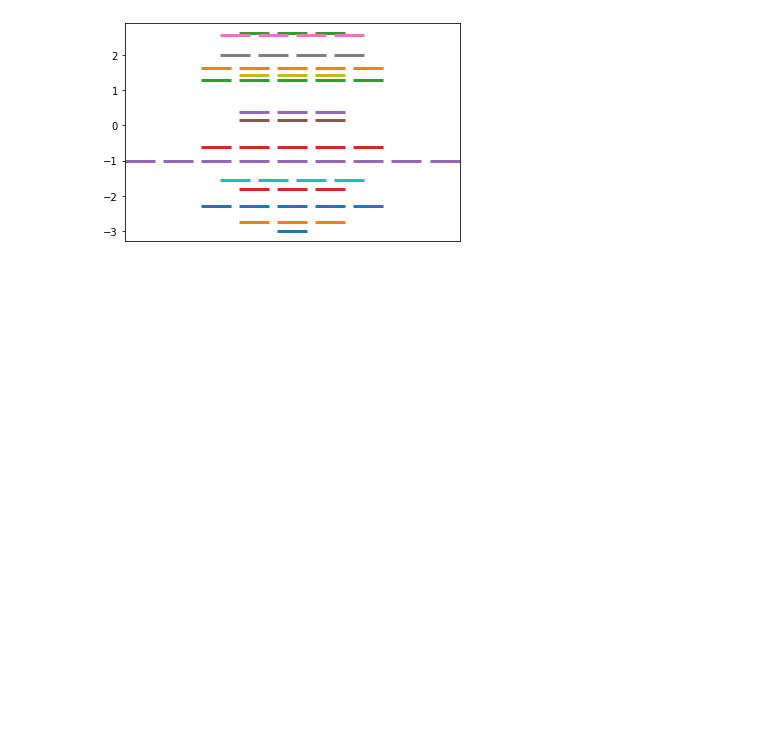
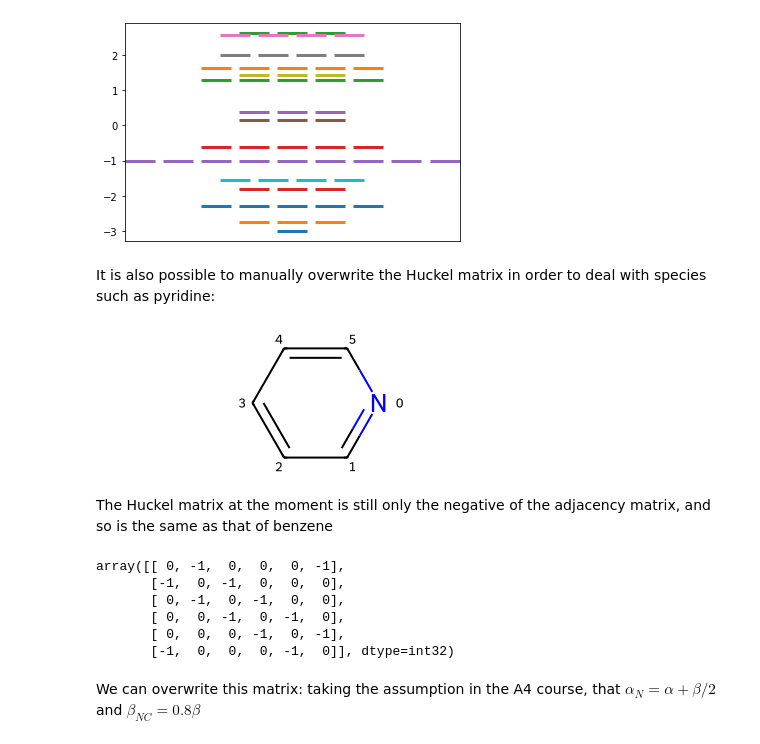
Before and after one commit to KGrewal1/ChemIITools, a Jupyter notebook: nbs/00_HuckelSolver.ipynb, the cells around one changed output. Drawn from its saved outputs; the diff is of its cells as text; code cells hidden in the pictures; blank space fills up the shorter version.

```diff
--- a/nbs/00_HuckelSolver.ipynb
+++ b/nbs/00_HuckelSolver.ipynb
@@ -82,7 +78,15 @@ class Huckel:
         self.smiles = SMILES
         self.molecule = Chem.MolFromSmiles(SMILES)
         self.matrix = -Chem.GetAdjacencyMatrix(self.molecule)
-        self.energy_dict = Huckel_solve(self.matrix)
+        self.matrix = -Chem.GetAdjacencyMatrix(self.molecule)
+
+    @property
+    def energy_dict(self):
+        return Huckel_solve(self.matrix)
+    @energy_dict.setter
+    def energy_dict(self, value):
+        raise Exception("Energy is determined by Huckel matrix and so read only")
+
     def plot(self):
         """
         Plots an MO diagram based on a dictionary of energy levels and associated wavefunctions
@@ -181,3 +185,23 @@ fullerene.plot()
 # %% [output]
 Huckel Energies (degeneracy) for c12c3c4c5c2c2c6c7c1c1c8c3c3c9c4c4c%10c5c5c2c2c6c6c%11c7c1c1c7c8c3c3c8c9c4c4c9c%10c5c5c2c2c6c6c%11c1c1c7c3c3c8c4c4c9c5c2c2c6c1c3c42: [-3.000 (1)]  [-2.757 (3)]  [-2.303 ...
 [figure]
+# %% [markdown]
+It is also possible to manually overwrite the Huckel matrix in order to deal with species such as pyridine:
+# %%
+pyridine = Huckel('n1ccccc1')
+pyridine.molecule
+# %% [output]
+[figure, added]
+# %% [markdown]
+The Huckel matrix at the moment is still only the negative of the adjacency matrix, and so is the same as that of benzene
+# %%
+pyridine.matrix
+# %% [output]
+array([[ 0, -1,  0,  0,  0, -1],
+       [-1,  0, -1,  0,  0,  0],
+       [ 0, -1,  0, -1,  0,  0],
+       [ 0,  0, -1,  0, -1,  0],
+       [ 0,  0,  0, -1,  0, -1],
+       [-1,  0,  0,  0, -1,  0]], dtype=int32)
+# %% [markdown]
+We can overwrite this matrix: taking the assumption in the A4 course, that $\alpha_{N} = \alpha+\beta/2$ and $\beta_{NC}=0.8\beta$
```
Also changed, not shown: parts of 4 cells of this notebook, 4 other files.
